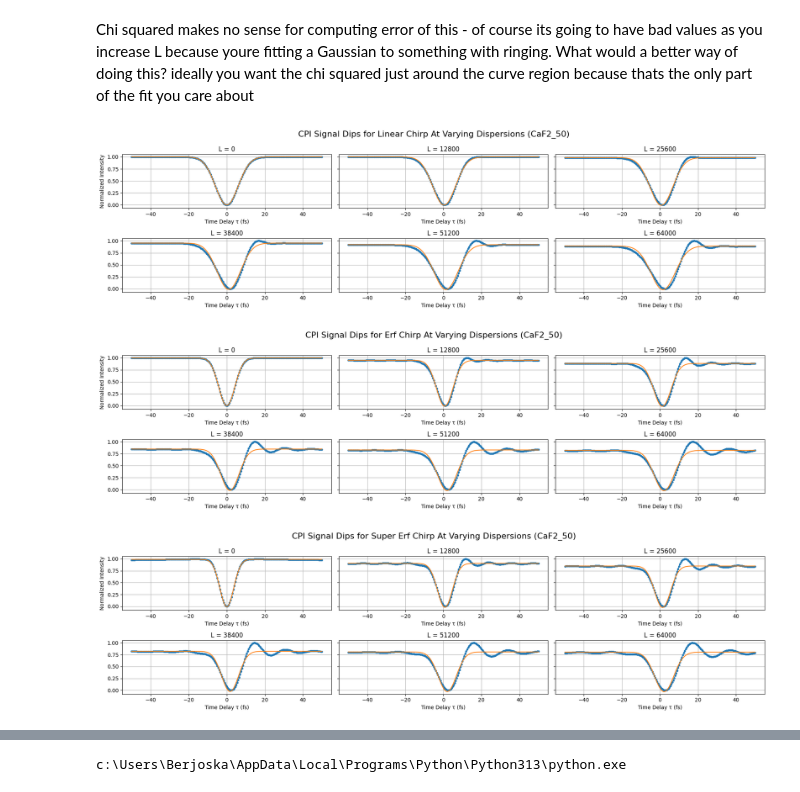
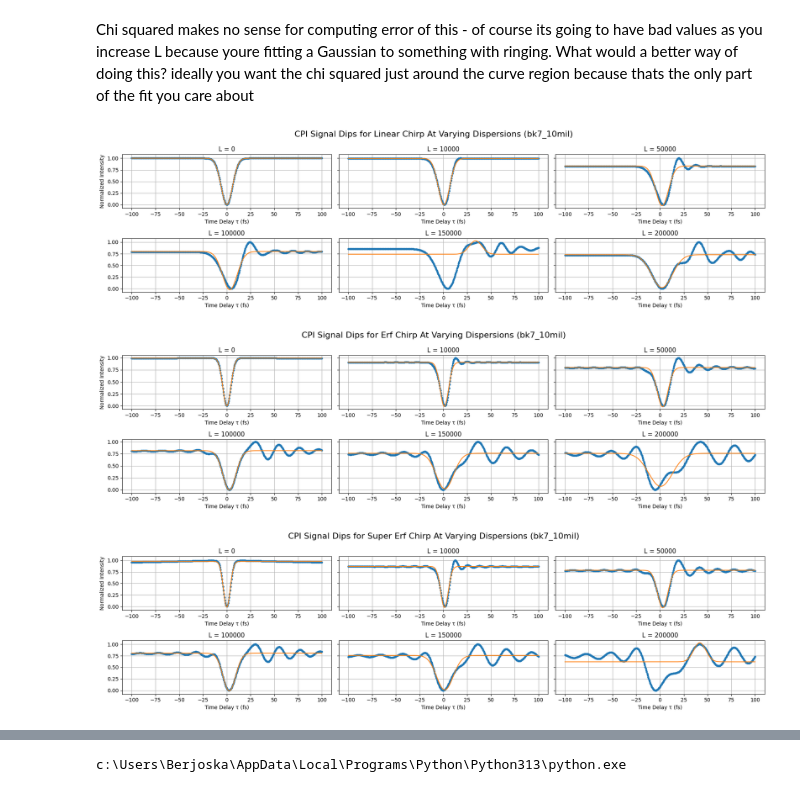
Before and after one commit to unaa-r/CPI_Project, a Jupyter notebook: dips_processing.ipynb, the cells around one changed output, grey strips where cells are left out. Drawn from its saved outputs; the diff is of its cells as text; code cells hidden in the pictures.

```diff
--- a/dips_processing.ipynb
+++ b/dips_processing.ipynb
@@ -3,6 +3,7 @@ import numpy as np
 import matplotlib.pyplot as plt
 from scipy.optimize import least_squares
 import matplotlib.ticker as ticker
+import os
 
 
 linear_dip_widths = []
@@ -13,7 +14,12 @@ linear_chi2 = []
 erf_chi2 = []
 super_erf_chi2 = []
 
-folder_name = "CaF2_50"
+folder_name = "bk7_10mil"
+##these are for generating the dip plots further down
+Ls = [0, 10000, 50000, 100000, 150000, 200000]
+titles = [f'L = {Ls[0]}', f'L = {Ls[1]}', f'L = {Ls[2]}', f'L = {Ls[3]}', f'L = {Ls[4]}', f'L = {Ls[5]}']
+
+os.makedirs(f"results/{folder_name}/plots", exist_ok=True)
 
 f = open(f"./results/{folder_name}/plotting_params.txt", "r")
 params = f.readlines()
@@ -25,6 +31,7 @@ max_L = int(params[2])
 L_stepsize = int(params[3])
 
 Lvals = np.arange(0, max_L, L_stepsize)
+Lvals2 = np.arange(0, 200001, L_stepsize)
 taus = np.arange(-tau_range, tau_range + 0.5, 0.5)
 
 # --- Initial guesses ---
@@ -44,9 +51,12 @@ def residuals(params, t, y):
     model = (a1 - a2 * np.exp(-4 * np.log(2) * (t - T0)**2 / sigma**2))
     return model - y
 
+min_taus_lin = []
+min_taus_erf = []
+min_taus_superf = []
 
 ##not sure if i should normalize, then curve fit or the other way around
-for L in Lvals:
+for L in Lvals2:
     init_guess = [0, 0.00015*L, 0.9, 10]
 
     lin_sig = np.loadtxt(f"./results/{folder_name}/linear/linear_L{L}.txt")
@@ -56,6 +66,10 @@ for L in Lvals:
     lin_norm = (lin_sig - np.min(lin_sig))/(np.max(lin_sig) - np.min(lin_sig))
     erf_norm = (erf_sig - np.min(erf_sig))/(np.max(erf_sig) - np.min(erf_sig))
     superf_norm = (superf_sig - np.min(superf_sig))/(np.max(superf_sig) - np.min(superf_sig))
+
+    min_taus_lin.append(taus[np.argmin(lin_sig)])
+    min_taus_erf.append(taus[np.argmin(erf_sig)])
+    min_taus_superf.append(taus[np.argmin(superf_sig)])
 
     # --- Fit the data ---
     #pretty sure maggies code uses the LevenbergMarquardt method, at least for the 0 dispersion dip
@@ -75,15 +89,15 @@ for L in Lvals:
     super_erf_dip_widths.append(superf_result.x[3])
 
 
-plt.plot(Lvals, linear_dip_widths, label = "linear")
-plt.plot(Lvals, erf_dip_widths, label = "erf")
-plt.plot(Lvals, super_erf_dip_widths, label = "super-erf")
+plt.plot(Lvals2, linear_dip_widths, label = "linear")
+plt.plot(Lvals2, erf_dip_widths, label = "erf")
+plt.plot(Lvals2, super_erf_dip_widths, label = "super-erf")
 plt.xlabel(f"{dispersion_type} Thickness (mm)")
 plt.ylabel("Signal Dip FWHM")
 plt.legend()
 plt.grid()
 plt.title(f'CPI Signal Dip Widths at Varying Dispersions ({folder_name})')
 plt.gca().xaxis.set_major_formatter(ticker.FuncFormatter(lambda x, _: f"{x/1000:.0f}"))
-
 plt.ylim(0, 30);
+plt.savefig(f"results/{folder_name}/plots/dip_widths.png")
 # %% [output]
@@ -105,9 +120,6 @@ Chi squared makes no sense for computing error of this - of course its going to
 # %%
 lin_signals = []
 lin_curves = []
-
-Ls = [0, 12800, 25600, 38400, 51200, 64000]
-titles = ['L = 0', 'L = 12800', 'L = 25600', 'L = 38400', 'L = 51200', 'L = 64000']
 
 for L in Ls:
 
@@ -125,7 +137,6 @@ for L in Ls:
     lin_curves.append(one_minus_gaussian(taus, params[0], params[1], params[2], params[3]))
 
 
-#complete_titles = ["Linear CPI", "ERF CPI", "Super ERF CPI", "Linear CPI - Parabolic", "ERF CPI - Parabolic", "Super ERF CPI - Parbolic"]
 # --- Create subplots ---
 fig, axes = plt.subplots(2, 3, figsize=(18, 5), sharey=True)
 
@@ -144,15 +155,13 @@ for ax, signal, curve, name in zip(axes, lin_signals, lin_curves, titles):
 axes[0].set_ylabel('Normalized Intensity')
 fig.suptitle(f"CPI Signal Dips for Linear Chirp At Varying Dispersions ({folder_name})", fontsize=16)
 plt.tight_layout()
+plt.savefig(f"results/{folder_name}/plots/linear_dips.png")
 plt.show();
 # %% [output]
-[figure, old version]
+[figure, new version]
 # %%
 erf_signals = []
 erf_curves = []
-
-Ls = [0, 12800, 25600, 38400, 51200, 64000]
-titles = ['L = 0', 'L = 12800', 'L = 25600', 'L = 38400', 'L = 51200', 'L = 64000']
 
 for L in Ls:
 
@@ -170,7 +179,6 @@ for L in Ls:
     erf_curves.append(one_minus_gaussian(taus, params[0], params[1], params[2], params[3]))
 
 
-#complete_titles = ["Linear CPI", "ERF CPI", "Super ERF CPI", "Linear CPI - Parabolic", "ERF CPI - Parabolic", "Super ERF CPI - Parbolic"]
 # --- Create subplots ---
 fig, axes = plt.subplots(2, 3, figsize=(18, 5), sharey=True)
 
@@ -189,15 +197,14 @@ for ax, signal, curve, name in zip(axes, erf_signals, erf_curves, titles):
 axes[0].set_ylabel('Normalized Intensity')
 fig.suptitle(f"CPI Signal Dips for Erf Chirp At Varying Dispersions ({folder_name})", fontsize=16)
 plt.tight_layout()
+plt.savefig(f"results/{folder_name}/plots/erf_dips.png")
 plt.show();
 # %% [output]
-[figure, old version]
+[figure, new version]
 # %%
 super_erf_signals = []
 super_erf_curves = []
 
-Ls = [0, 12800, 25600, 38400, 51200, 64000]
-titles = ['L = 0', 'L = 12800', 'L = 25600', 'L = 38400', 'L = 51200', 'L = 64000']
 
 for L in Ls:
 
@@ -208,31 +215,32 @@ for L in Ls:
 
     super_erf_signals.append(super_erf_norm)
 
     super_erf_result = least_squares(residuals, init_guess, args=(taus, super_erf_norm), method='lm',
                                 ftol=1e-15, xtol=1e-15, gtol=1e-15)
     params = super_erf_result.x
 
     super_erf_curves.append(one_minus_gaussian(taus, params[0], params[1], params[2], params[3]))
 
 
 # --- Create subplots ---
 fig, axes = plt.subplots(2, 3, figsize=(18, 5), sharey=True)
 
 axes = axes.flatten()
 
 for ax, signal, curve, name in zip(axes, super_erf_signals, super_erf_curves, titles):
     ax.plot(taus, signal, marker=".")
     ax.plot(taus, curve)
     ax.set_xlabel('Time Delay τ (fs)')
     ax.set_title(name)
     ax.grid(True)
 
     # --- Optional: print fitted parameters ---
     #print(f"Fitted parameters for {name}: a = {param[0]:.4f}, t0 = {param[1]:.4f} fs, FWHM = {param[2]:.4f} fs")
 
 axes[0].set_ylabel('Normalized Intensity')
 fig.suptitle(f"CPI Signal Dips for Super Erf Chirp At Varying Dispersions ({folder_name})", fontsize=16)
 plt.tight_layout()
+plt.savefig(f"results/{folder_name}/plots/super_erf_dips.png")
 plt.show();
 # %% [output]
-[figure, old version]
+[figure, new version]
```
Also changed, not shown: parts of 4 cells of this notebook, 57 other files.
